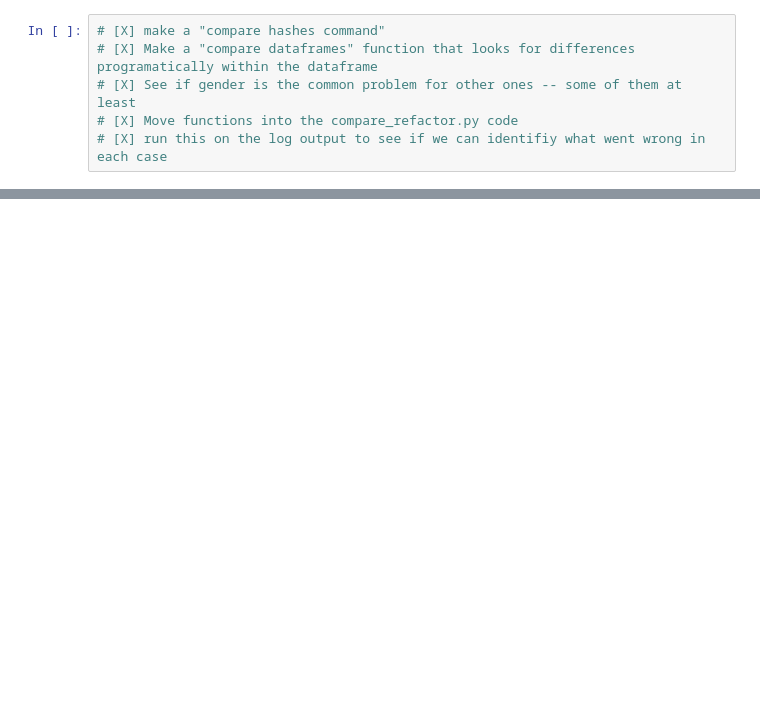
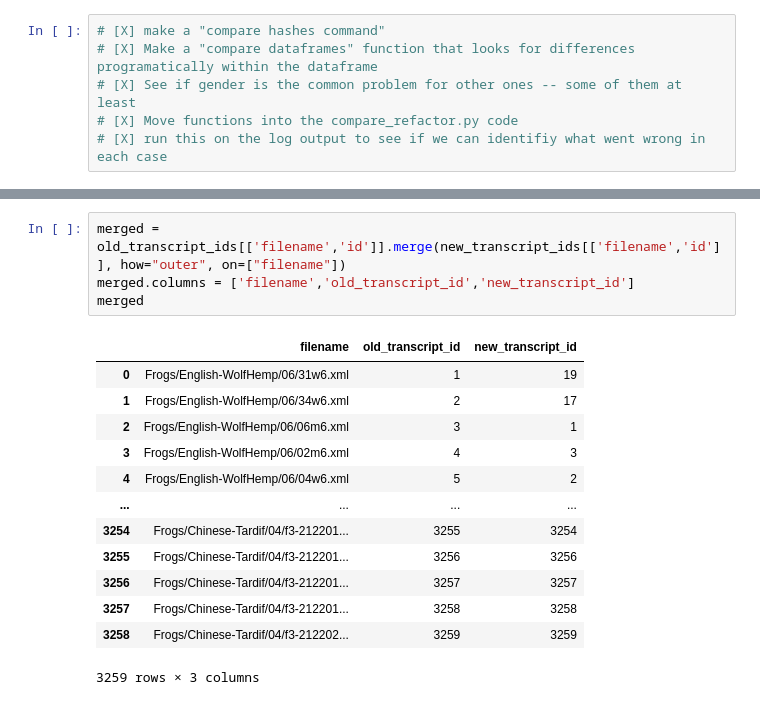
Before and after one commit to langcog/childes-db, a Jupyter notebook: Discrepancies Between Refactor and 2020.1.ipynb, the cells around one changed output, grey strips where cells are left out. Saved outputs shown, nothing was run; the diff lists cells and outputs as text; blank space fills up the shorter version.

```diff
--- a/Discrepancies Between Refactor and 2020.1.ipynb
+++ b/Discrepancies Between Refactor and 2020.1.ipynb
@@ -190,0 +170,18 @@ dtype: int64
+# %%
+merged = old_transcript_ids[['filename','id']].merge(new_transcript_ids[['filename','id']], how="outer", on=["filename"])
+merged.columns = ['filename','old_transcript_id','new_transcript_id']
+merged
+# %% [output]
+|  | filename | old_transcript_id | new_transcript_id |
+| 0 | Frogs/English-WolfHemp/06/31w6.xml | 1 | 19 |
+| 1 | Frogs/English-WolfHemp/06/34w6.xml | 2 | 17 |
+| 2 | Frogs/English-WolfHemp/06/06m6.xml | 3 | 1 |
+| 3 | Frogs/English-WolfHemp/06/02m6.xml | 4 | 3 |
+| 4 | Frogs/English-WolfHemp/06/04w6.xml | 5 | 2 |
+| ... | ... | ... | ... |
+| 3254 | Frogs/Chinese-Tardif/04/f3-212201... | 3255 | 3254 |
+| 3255 | Frogs/Chinese-Tardif/04/f3-212201... | 3256 | 3256 |
+| 3256 | Frogs/Chinese-Tardif/04/f3-212201... | 3257 | 3257 |
+| 3257 | Frogs/Chinese-Tardif/04/f3-212201... | 3258 | 3258 |
+| 3258 | Frogs/Chinese-Tardif/04/f3-212202... | 3259 | 3259 |
+3259 rows × 3 columns
```
Also changed, not shown: parts of 14 cells of this notebook, 4 other files.
